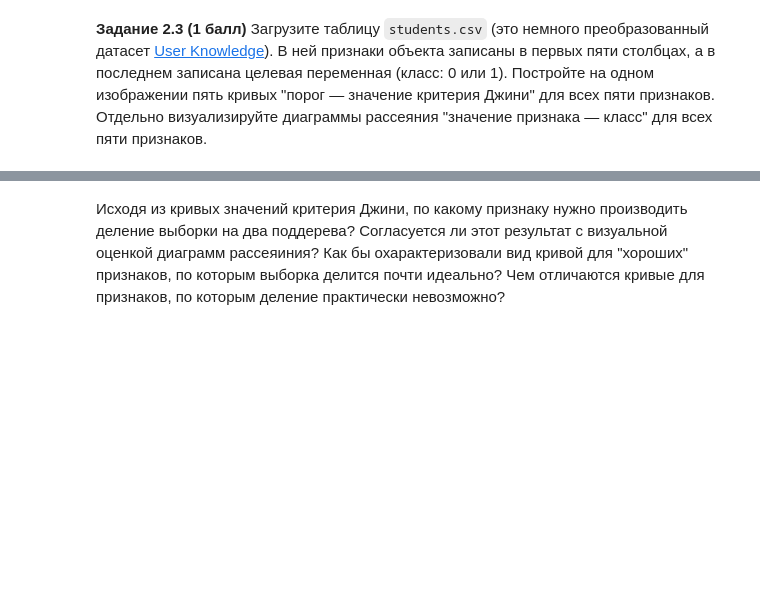
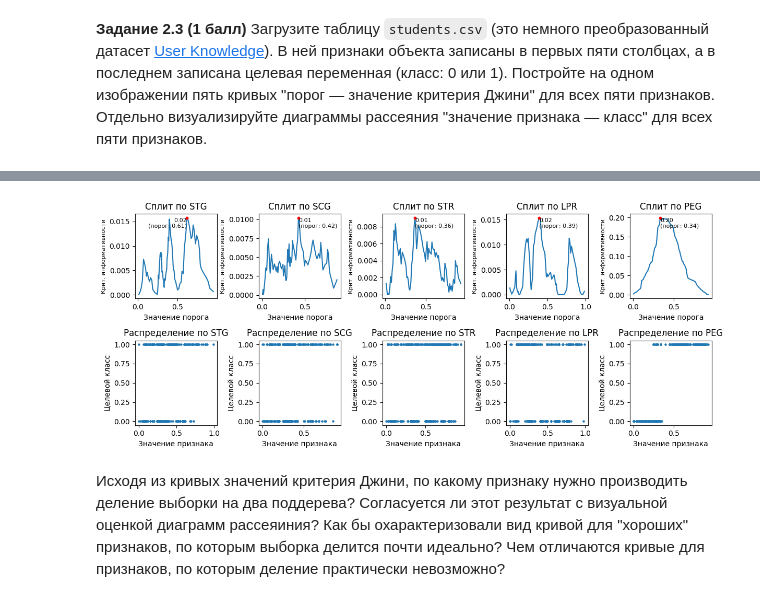
Before and after one commit to AjnoEO/iad-ml, a Jupyter notebook: hw07-trees/hw07_trees_rf.ipynb, the cells around one changed output, grey strips where cells are left out. Cells and saved outputs as stored; diff of their text form; code cells hidden in the pictures; blank space fills up the shorter version.

```diff
--- a/hw07-trees/hw07_trees_rf.ipynb
+++ b/hw07-trees/hw07_trees_rf.ipynb
@@ -147,6 +147,8 @@ def find_best_split(
         in_threshold_func = np.equal
     else:
         raise ValueError('feature_type должно быть либо "real", либо "categorical"')
+    if len(thresholds) == 0:
+        return thresholds, thresholds.copy(), None, None
 
     vectorized_impurity_criterion = np.vectorize(
         lambda th: impurity_criterion(target_vector, in_threshold_func(feature_vector, th), h_func)
@@ -355,0 +367,5 @@ class DecisionTree:
+# %%
+df = pd.read_csv('students.csv', index_col=0)
+X = df.iloc[:, :5]
+y = df.iloc[:, 5]
+display(X.head(), y.head())
@@ -356,2 +385,34 @@ class DecisionTree:
+# %%
+fig, axs = plt.subplots(2, 5, figsize=(12, 5))
+# best_feature = None
+# best_gini = 0
+# best_threshold = None
+for feat, ax1, ax2 in zip(X.columns, *axs):
+    ax1: Axes
+    ax2: Axes
+    thresholds, ginis, threshold_best, gini_best = find_best_split(X[feat], y, "regression", "real")
+    ax1.plot(thresholds, ginis, zorder=0)
+    ax1.scatter(threshold_best, gini_best, c="red", s=10, zorder=1)
+    ax1.text(
+        threshold_best, gini_best,
+        f"{gini_best:.2f}\n(порог: {threshold_best:.2f})", fontsize=8,
+        va="top", ha="left" if threshold_best * 2 < thresholds[0] + thresholds[-1] else "right"
+    )
+    ax1.set_title(f"Сплит по {feat}", fontsize=12)
+    ax1.set_xlabel("Значение порога")
+    ax1.set_ylabel("Крит. информативности", fontsize=8)
+    ax2.scatter(X[feat], y, s=5)
+    ax2.set_title(f"Распределение по {feat}", fontsize=12)
+    ax2.set_xlabel("Значение признака")
+    ax2.set_ylabel("Целевой класс")
+    # if gini_best > best_gini:
+    #     best_gini = gini_best
+    #     best_threshold = threshold_best
+    #     best_feature = feat
+plt.tight_layout()
+plt.show()
+# print(f"Лучшее деление: по признаку {best_feature} и порогу {best_threshold:.3f}. Критерий информативности = {best_gini:.3f}")
+# %% [output]
+[figure, added]
 # %% [markdown]
 Исходя из кривых значений критерия Джини, по какому признаку нужно производить деление выборки на два поддерева? Согласуется ли этот результат с визуальной оценкой диаграмм рассеяиния? Как бы охарактеризовали вид кривой для "хороших" признаков, по которым выборка делится почти идеально? Чем отличаются кривые для признаков, по которым деление практически невозможно?
```
Also changed, not shown: parts of 5 cells of this notebook.
